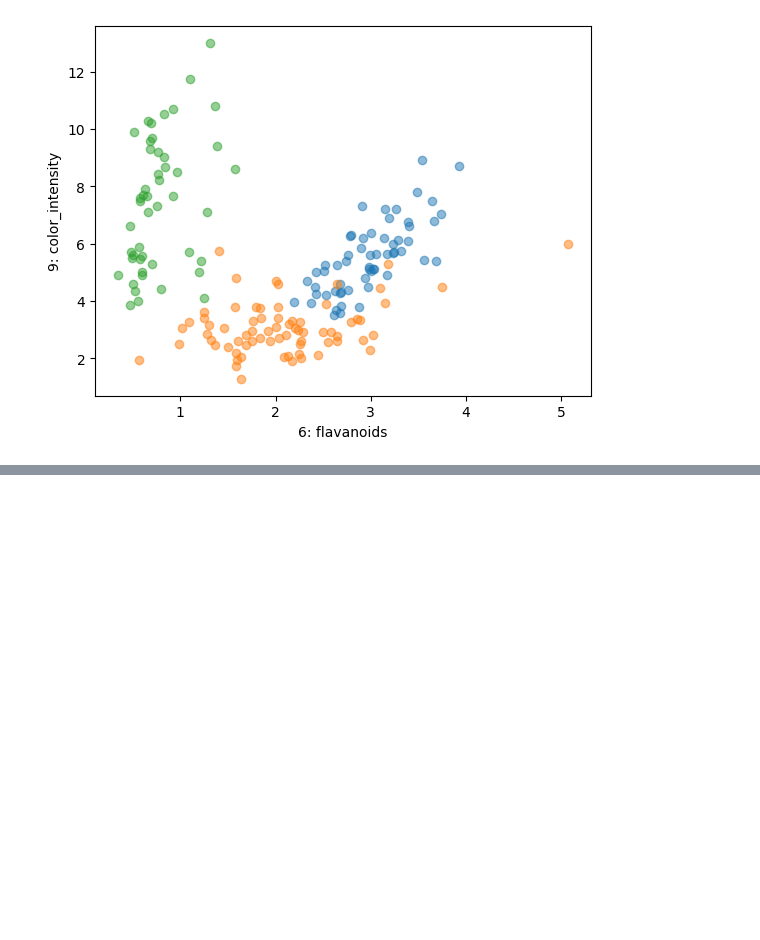
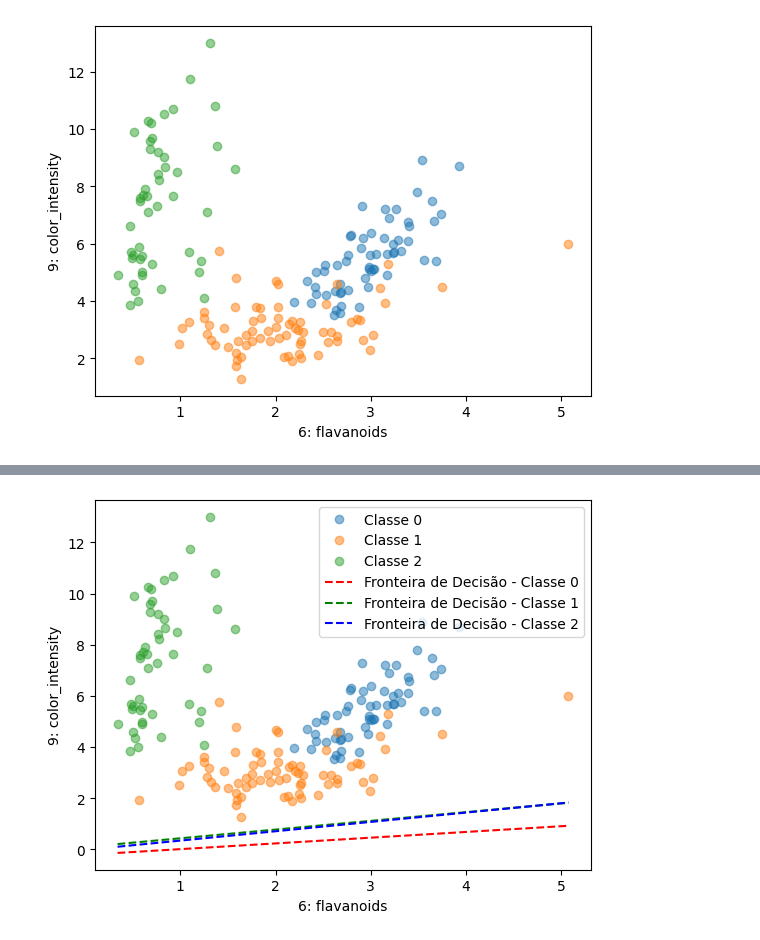
Before and after one commit to AlyssonBaumgarten/reconhecimento, a Jupyter notebook: aula3a_multiclasse.ipynb, the cells around one changed output, grey strips where cells are left out. Cells and saved outputs as stored; diff of their text form; code cells hidden in the pictures; blank space fills up the shorter version.

```diff
--- a/aula3a_multiclasse.ipynb
+++ b/aula3a_multiclasse.ipynb
@@ -144,0 +211,34 @@ plt.show()
+# %%
+import numpy as np
+import matplotlib.pyplot as plt
+
+# Defina os índices das características que serão usadas
+i, j = 6, 9
+
+# Defina os rótulos dos eixos x e y usando os índices e os nomes das características
+plt.xlabel(f"{i}: {dataset.feature_names[i]}")
+plt.ylabel(f"{j}: {dataset.feature_names[j]}")
+
+# Crie uma lista de cores para as fronteiras de decisão
+cores = ['r', 'g', 'b']
+
+# Plote os pontos de dados coloridos de acordo com as classes
+for k in set(y):
+    plt.plot(X[:, i][y == k], X[:, j][y == k], "o", alpha=0.5, label=f"Classe {k}")
+
+# Obtém os coeficientes do Perceptron para as características selecionadas
+coef = modelo.coef_
+
+# Calcula e plota a reta que separa as classes para cada classe usando cores diferentes
+for c in range(coef.shape[0]):
+    x_vals = np.linspace(min(X[:, i]), max(X[:, i]), 100)
+    y_vals = (-coef[c, i] / coef[c, j]) * x_vals - (modelo.intercept_[c] / coef[c, j])
+    plt.plot(x_vals, y_vals, '--', color=cores[c], label=f"Fronteira de Decisão - Classe {c}")
+
+# Adicione uma legenda para as classes e a fronteira de decisão
+plt.legend()
+
+# Exiba o gráfico
+plt.show()
+# %% [output]
+[figure, added]
```
Also changed, not shown: parts of 12 cells of this notebook.
